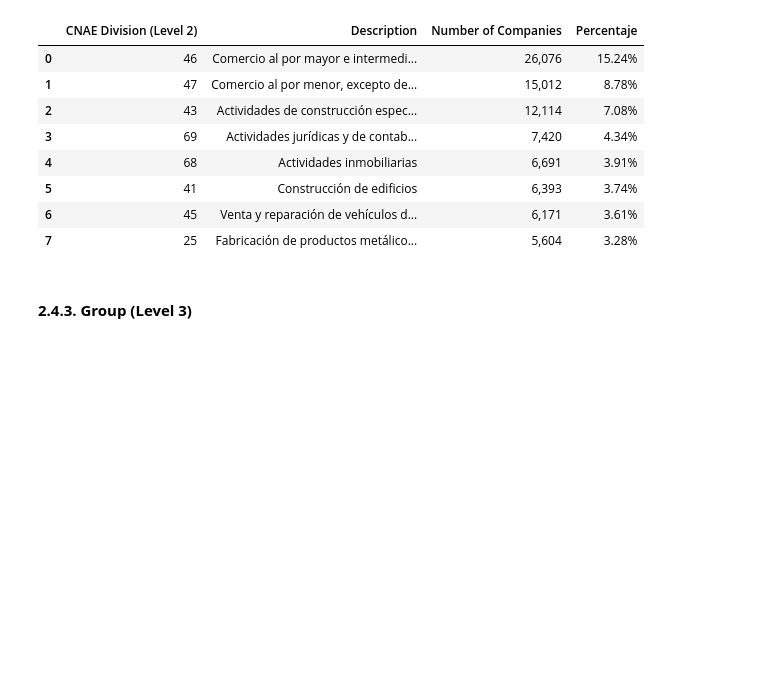
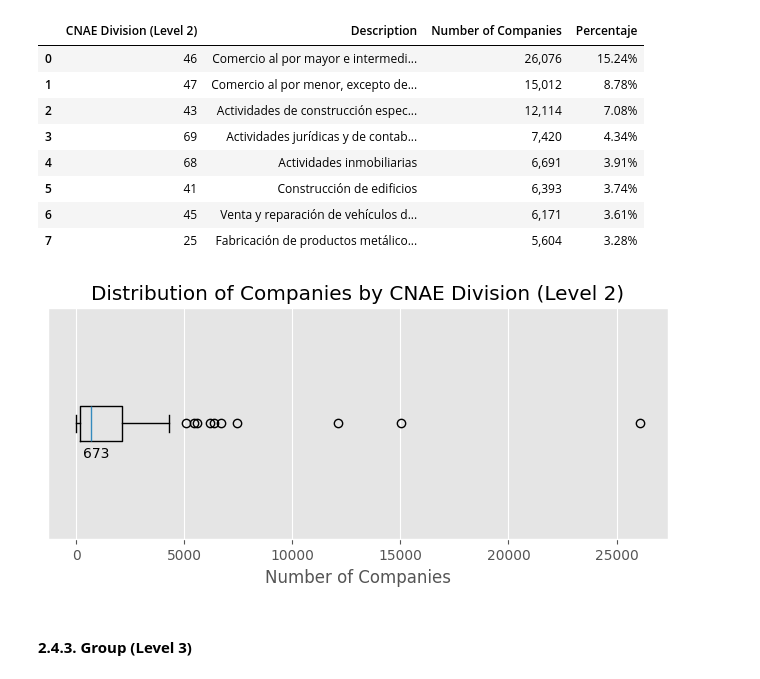
Before and after one commit to JoanFer030/web-cnae-classification, a Jupyter notebook: notebooks/eda.ipynb, the cells around one changed output. Saved outputs shown, nothing was run; the diff lists cells and outputs as text; code cells hidden in the pictures; blank space fills up the shorter version.

Commit message:
Upgrade plots

```diff
--- a/notebooks/eda.ipynb
+++ b/notebooks/eda.ipynb
@@ -256,6 +279,21 @@ Divisions grouping 50% of Companies
 | 5 | 41 | Construcción de edificios | 6,393 | 3.74% |
 | 6 | 45 | Venta y reparación de vehículos d... | 6,171 | 3.61% |
 | 7 | 25 | Fabricación de productos metálico... | 5,604 | 3.28% |
+# %%
+values = level_2.value_counts("label").reset_index(name="count")["count"].to_list()
+
+# Box-Whisker
+median = int(np.median(values))
+plt.figure(figsize = (8, 3))
+plt.boxplot(values, vert = 0)
+# plt.axvline(x = median, linestyle = "--", color = "black")
+plt.text(median*0.5, 0.85, f"{median}")
+plt.yticks([])
+plt.title("Distribution of Companies by CNAE Division (Level 2)")
+plt.xlabel("Number of Companies")
+plt.show()
+# %% [output]
+[figure, added]
 # %% [markdown]
 <h4 style="margin-left: 2em;" id="cnae-level3"><b>2.4.3. Group (Level 3)</b></h4>
 # %%
```
Also changed, not shown: parts of 3 cells of this notebook.
